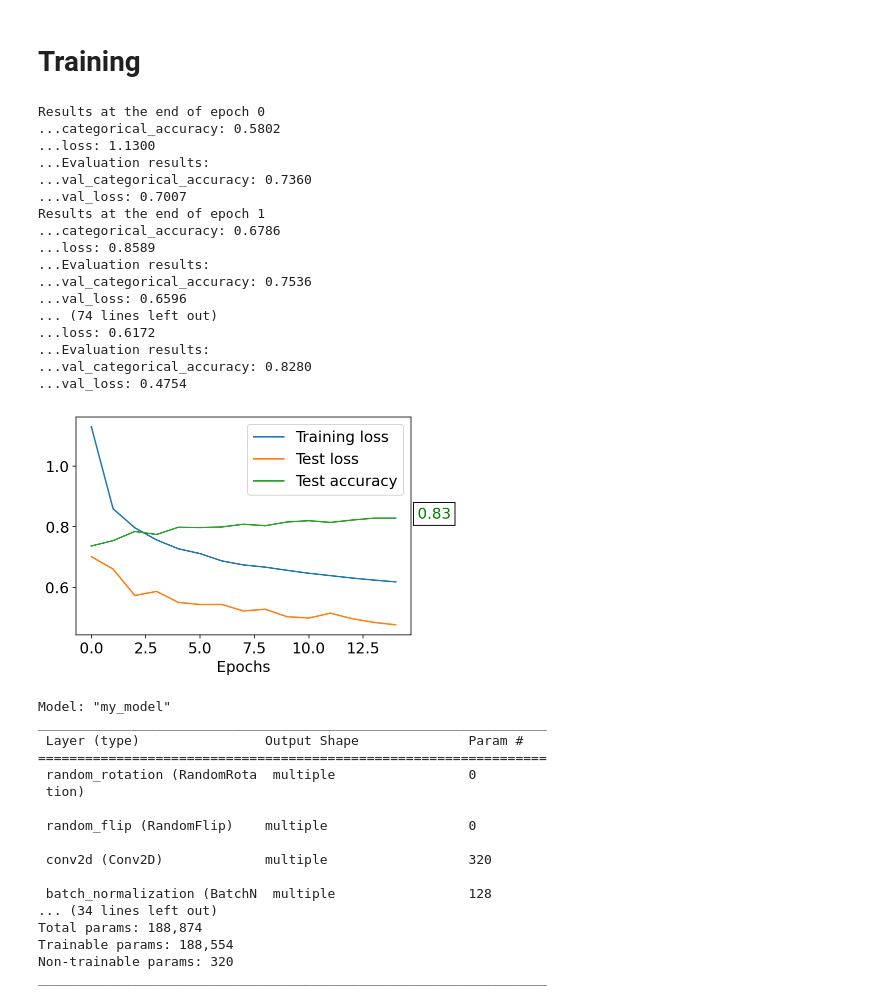
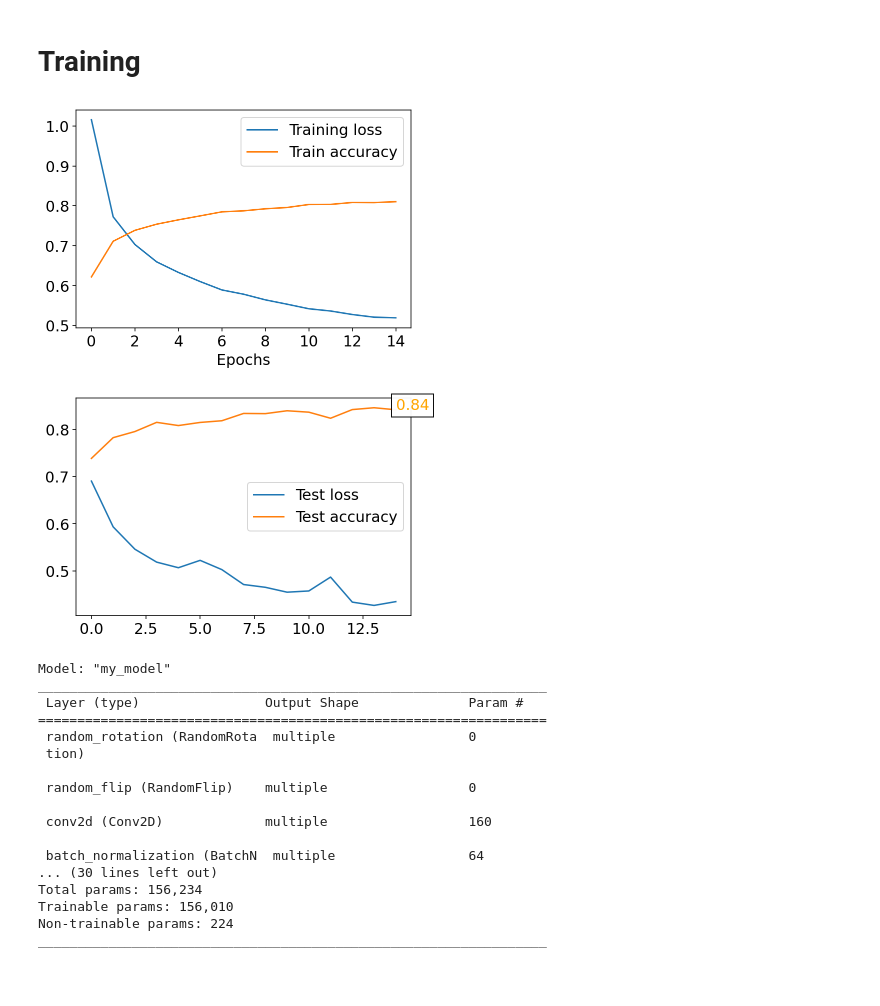
Before and after one commit to nataliasc/iannwtf, a Jupyter notebook: hw-week05/hw_week05_group27.ipynb, the cells around one changed output. Saved outputs shown, nothing was run; the diff lists cells and outputs as text; code cells hidden in the pictures; blank space fills up the shorter version.

```diff
--- a/hw-week05/hw_week05_group27.ipynb
+++ b/hw-week05/hw_week05_group27.ipynb
@@ -90,7 +90,7 @@ class MyModel(tf.keras.Model):
 
     Functions:
     init: constructor
-    call: performs forward pass
+    call: performs a forward pass
     """
     def __init__(self):
         super(MyModel, self).__init__()
@@ -98,7 +98,7 @@ class MyModel(tf.keras.Model):
         # feature "learning"
         self.augmentation = tf.keras.layers.RandomRotation(0.2)
         self.augmentation_2 = tf.keras.layers.RandomFlip("horizontal_and_vertical")
-        self.conv1 = tf.keras.layers.Conv2D(filters = 32,
+        self.conv1 = tf.keras.layers.Conv2D(filters = 16,
                                             kernel_size = 3,
                                             padding="same",
                                             activation=None,
@@ -108,9 +108,8 @@ class MyModel(tf.keras.Model):
         self.activation = tf.keras.activations.relu
         self.max_pool = tf.keras.layers.MaxPool2D(pool_size = 2,
                                                   padding="same")
-        self.dropout = tf.keras.layers.Dropout(0.3)
 
-        self.conv2 = tf.keras.layers.Conv2D(filters = 64,
+        self.conv2 = tf.keras.layers.Conv2D(filters = 32,
                                             kernel_size = 3,
                                             padding="same",
                                             activation=None,
@@ -119,7 +118,6 @@ class MyModel(tf.keras.Model):
         self.activation2 = tf.keras.activations.relu
         self.max_pool2 = tf.keras.layers.MaxPool2D(pool_size = 2,
                                                   padding="same")
-        self.dropout2 = tf.keras.layers.Dropout(0.3)
 
         self.conv3 = tf.keras.layers.Conv2D(filters = 64,
                                             kernel_size = 3,
@@ -140,18 +138,16 @@ class MyModel(tf.keras.Model):
                                                   activation='softmax')
 
     def call(self, x, training = True):
-        x = self.augmentation(x)
-        x = self.augmentation_2(x)
+        x = self.augmentation(x, training)
+        x = self.augmentation_2(x, training)
         x = self.conv1(x)
         x = self.batch_norm(x, training)
         x = self.activation(x)
         x = self.max_pool(x)
-        x = self.dropout(x, training)
         x = self.conv2(x)
         x = self.batch_norm2(x, training)
         x = self.activation2(x)
         x = self.max_pool2(x)
-        x = self.dropout2(x, training)
         x = self.conv3(x)
         x = self.batch_norm3(x, training)
         x = self.activation3(x)
@@ -236,36 +232,25 @@ for epoch in range(epochs):
     for key, value in logs.items():
         hist[key].append(value)
         print(f"...{key}: {value:.4f}")
-# %% [output]
-Results at the end of epoch 0
-...categorical_accuracy: 0.5802
-...loss: 1.1300
-...Evaluation results:
-...val_categorical_accuracy: 0.7360
-...val_loss: 0.7007
-Results at the end of epoch 1
-...categorical_accuracy: 0.6786
-...loss: 0.8589
-...Evaluation results:
-...val_categorical_accuracy: 0.7536
-...val_loss: 0.6596
-... (74 lines left out)
-...loss: 0.6172
-...Evaluation results:
-...val_categorical_accuracy: 0.8280
-...val_loss: 0.4754
 # %%
 plt.plot(hist['loss'], label='Training loss')
+plt.plot(hist['categorical_accuracy'], label='Train accuracy')
+plt.xlabel('Epochs')
+plt.xticks(np.arange(epochs + 1, step=2))
+plt.legend()
+plt.figure()
 plt.plot(hist['val_loss'], label='Test loss')
 plt.plot(hist['val_categorical_accuracy'], label='Test accuracy')
-plt.text(epochs, hist['val_categorical_accuracy'][-1], round(hist['val_categorical_accuracy'][-1].numpy(),2),
-         color = 'green',
+plt.text(len(hist['val_categorical_accuracy'])-1,
+         hist['val_categorical_accuracy'][-1],
+         round(hist['val_categorical_accuracy'][-1].numpy(), 2),
+         color = 'orange',
          bbox = dict(facecolor = 'white', alpha = 0.95))
-plt.xlabel('Epochs')
 plt.legend()
 plt.show()
 # %% [output]
-[figure, old version]
+[figure, new version]
+[figure, added]
 # %%
 model.summary()
 # %% [output]
@@ -278,11 +263,11 @@ _________________________________________________________________
 
  random_flip (RandomFlip)    multiple                  0
 
- conv2d (Conv2D)             multiple                  320
+ conv2d (Conv2D)             multiple                  160
 
- batch_normalization (BatchN  multiple                 128
-... (34 lines left out)
-Total params: 188,874
-Trainable params: 188,554
-Non-trainable params: 320
+ batch_normalization (BatchN  multiple                 64
+... (30 lines left out)
+Total params: 156,234
+Trainable params: 156,010
+Non-trainable params: 224
 _________________________________________________________________
```
Also changed, not shown: parts of 2 cells of this notebook.
